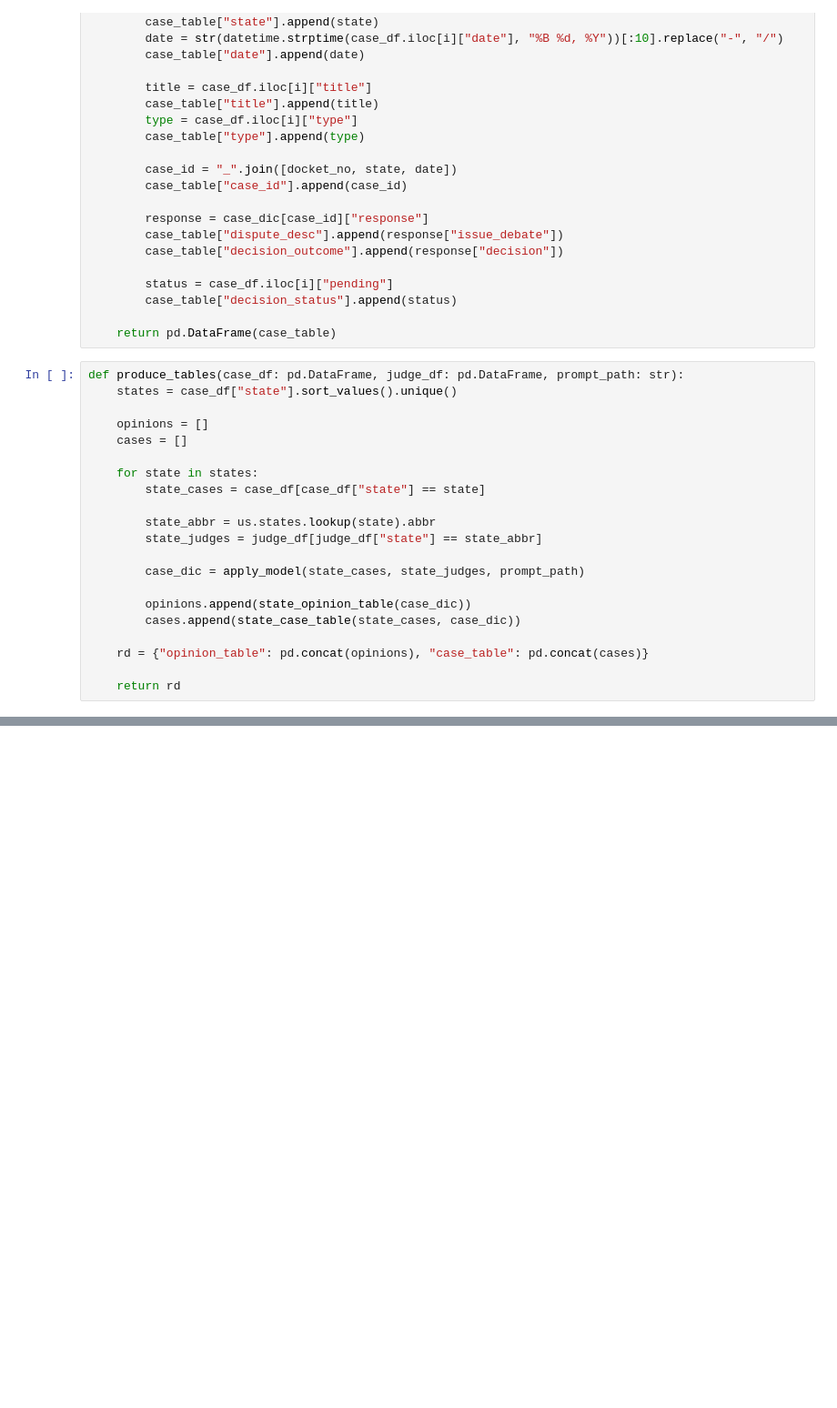
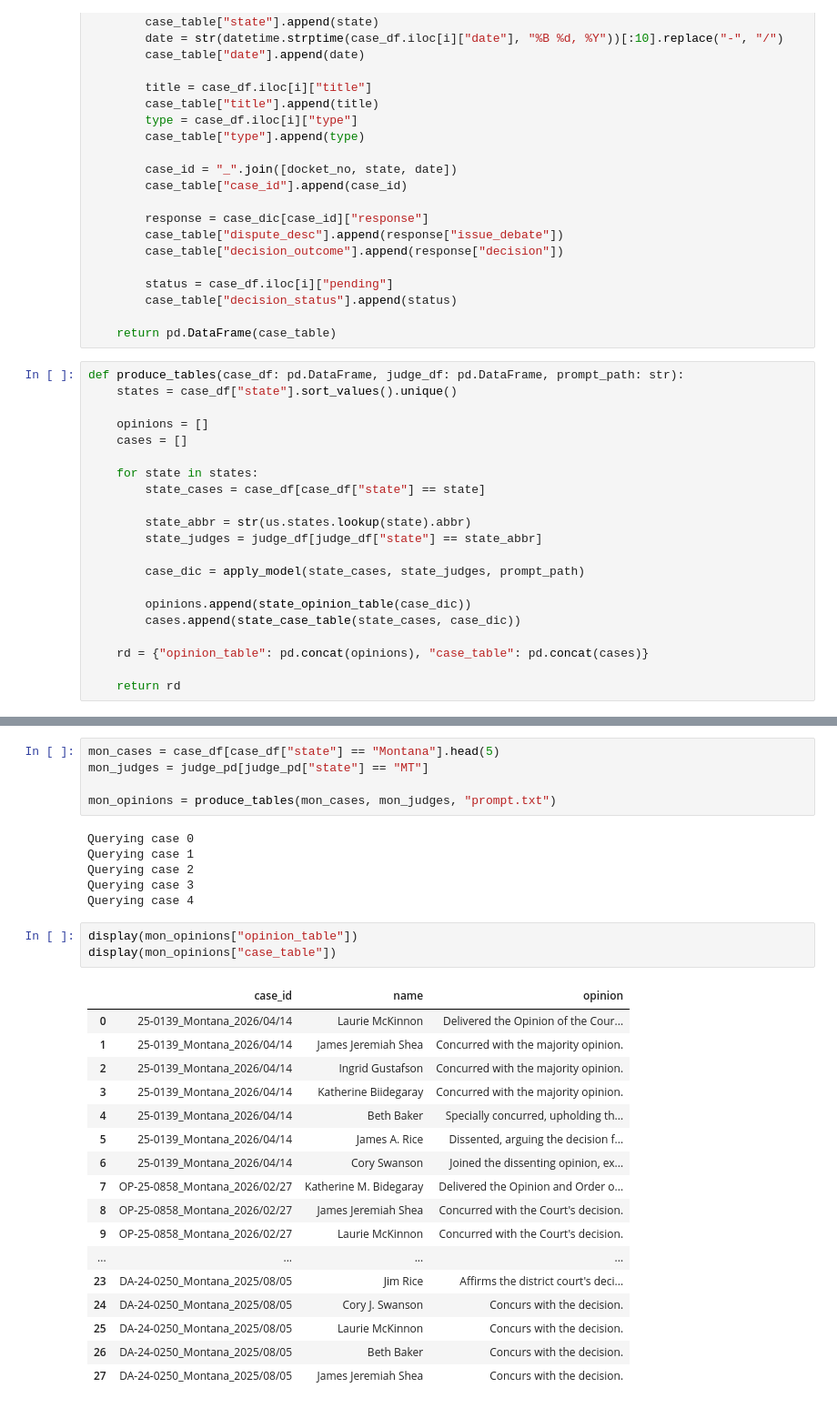
Before and after one commit to uchicago-capp-30320/JudgementCall, a Jupyter notebook: ingestion/llm_processing.ipynb, the cells around one changed output, grey strips where cells are left out. Shown at 91% size. Cells and saved outputs as stored; diff of their text form; blank space fills up the shorter version.

Commit message:
Weekend work for prompt engineering

```diff
--- a/ingestion/llm_processing.ipynb
+++ b/ingestion/llm_processing.ipynb
@@ -197,7 +172,7 @@ def produce_tables(case_df: pd.DataFrame, judge_df: pd.DataFrame, prompt_path: s
     for state in states:
         state_cases = case_df[case_df["state"] == state]
 
-        state_abbr = us.states.lookup(state).abbr
+        state_abbr = str(us.states.lookup(state).abbr)
         state_judges = judge_df[judge_df["state"] == state_abbr]
 
         case_dic = apply_model(state_cases, state_judges, prompt_path)
@@ -217,0 +186,32 @@ def produce_tables(case_df: pd.DataFrame, judge_df: pd.DataFrame, prompt_path: s
+# %%
+mon_cases = case_df[case_df["state"] == "Montana"].head(5)
+mon_judges = judge_pd[judge_pd["state"] == "MT"]
+
+mon_opinions = produce_tables(mon_cases, mon_judges, "prompt.txt")
+# %% [output]
+Querying case 0
+Querying case 1
+Querying case 2
+Querying case 3
+Querying case 4
+# %%
+display(mon_opinions["opinion_table"])
+display(mon_opinions["case_table"])
+# %% [output]
+|  | case_id | name | opinion |
+| 0 | 25-0139_Montana_2026/04/14 | Laurie McKinnon | Delivered the Opinion of the Cour... |
+| 1 | 25-0139_Montana_2026/04/14 | James Jeremiah Shea | Concurred with the majority opinion. |
+| 2 | 25-0139_Montana_2026/04/14 | Ingrid Gustafson | Concurred with the majority opinion. |
+| 3 | 25-0139_Montana_2026/04/14 | Katherine Biidegaray | Concurred with the majority opinion. |
+| 4 | 25-0139_Montana_2026/04/14 | Beth Baker | Specially concurred, upholding th... |
+| 5 | 25-0139_Montana_2026/04/14 | James A. Rice | Dissented, arguing the decision f... |
+| 6 | 25-0139_Montana_2026/04/14 | Cory Swanson | Joined the dissenting opinion, ex... |
+| 7 | OP-25-0858_Montana_2026/02/27 | Katherine M. Bidegaray | Delivered the Opinion and Order o... |
+| 8 | OP-25-0858_Montana_2026/02/27 | James Jeremiah Shea | Concurred with the Court's decision. |
+| 9 | OP-25-0858_Montana_2026/02/27 | Laurie McKinnon | Concurred with the Court's decision. |
+| ... | ... | ... | ... |
+| 23 | DA-24-0250_Montana_2025/08/05 | Jim Rice | Affirms the district court's deci... |
+| 24 | DA-24-0250_Montana_2025/08/05 | Cory J. Swanson | Concurs with the decision. |
+| 25 | DA-24-0250_Montana_2025/08/05 | Laurie McKinnon | Concurs with the decision. |
+| 26 | DA-24-0250_Montana_2025/08/05 | Beth Baker | Concurs with the decision. |
+| 27 | DA-24-0250_Montana_2025/08/05 | James Jeremiah Shea | Concurs with the decision. |
```
Also changed, not shown: parts of 7 cells of this notebook, 1 other file.
